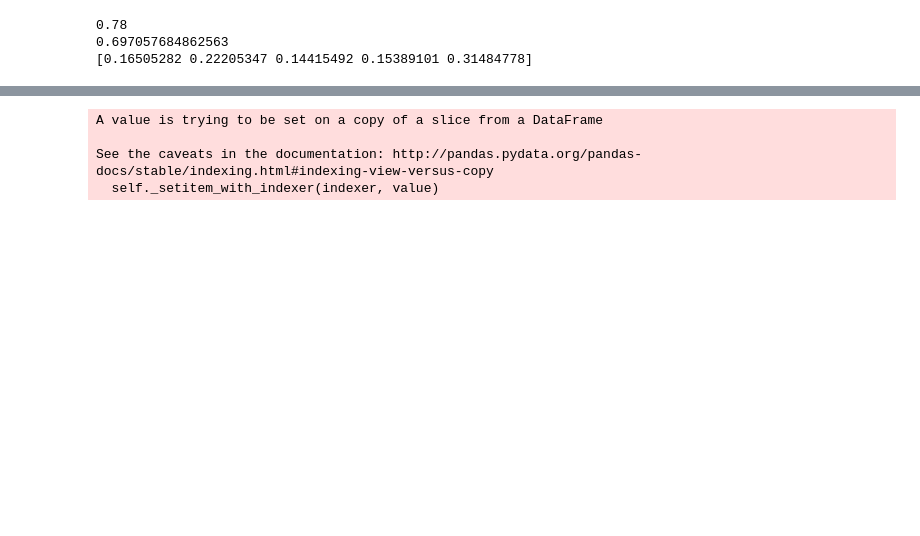
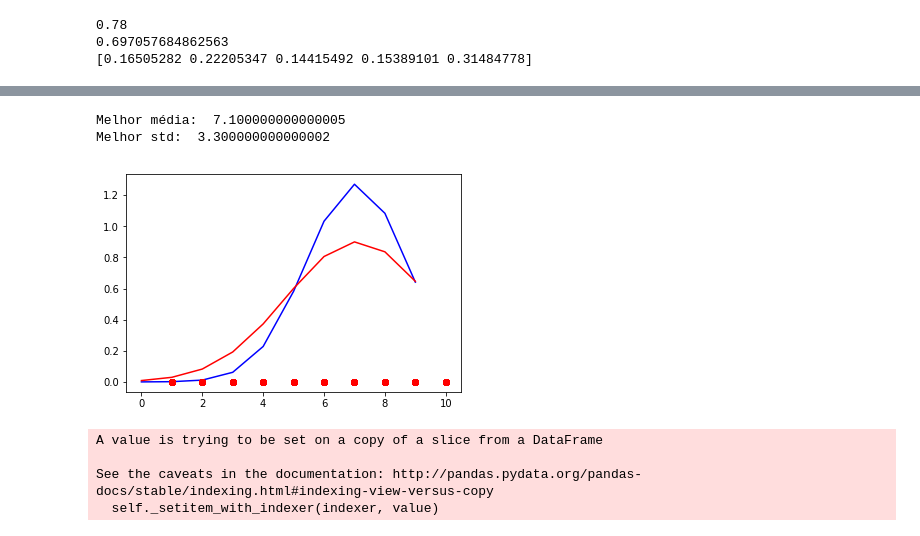
Before and after one commit to mateussnogs/analise_qose_2, a Jupyter notebook: analise_qose.ipynb, the cells around one changed output, grey strips where cells are left out. Drawn from its saved outputs; the diff is of its cells as text; code cells hidden in the pictures; blank space fills up the shorter version.

```diff
--- a/analise_qose.ipynb
+++ b/analise_qose.ipynb
@@ -300,3 +361,29 @@ print(clf.feature_importances_)
+# %%
+def plot_normal(array):
+
+    mean_a = np.mean(array)
+    std_a = np.std(array)
+
+    x_base = np.arange(0, 10)
+    y_gauss_inc = gauss_value(x_base, mean_a, std_a)
+
+    mean_opt, std_opt = grid_search_mu_std(array)
+
+    y_gauss_opt = gauss_value(x_base, mean_opt, std_opt)
+
+    plt.plot(x_base, y_gauss_inc, 'b')
+    plt.plot(array, np.zeros(len(array)), 'ro')
+    plt.plot(x_base, y_gauss_opt, 'r')
+
+# plot_normal(incomodo)
+# plot_normal(dif_ints)
+# plot_normal(feedbacks_stress['interesse1'])
+# plot_normal(feedbacks_stress['interesse2'])
+plot_normal(feedbacks_stress['estresse'])
+# %% [output]
+Melhor média:  7.100000000000005
+Melhor std:  3.300000000000002
+[figure, added]
 # %%
 # prepara para aplicar os algoritmos de ML
 
```
Also changed, not shown: parts of 10 cells of this notebook.
